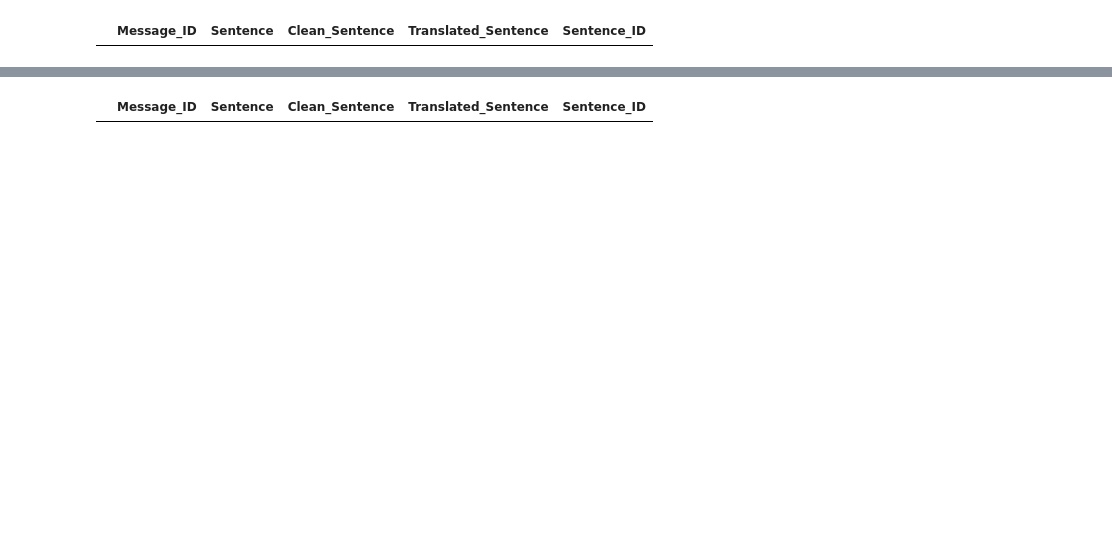
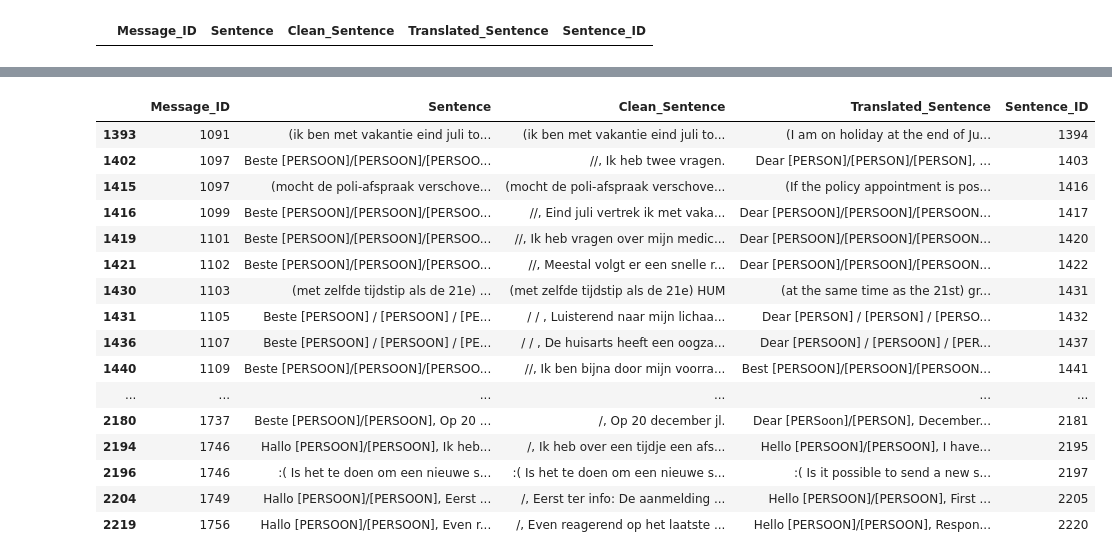
Before and after one commit to MaastrichtU-CDS/MyIBDcoachNLP, a Jupyter notebook: notebooks/Other/data_preparation.ipynb, the cells around one changed output, grey strips where cells are left out. Cells and saved outputs as stored; diff of their text form; code cells hidden in the pictures; blank space fills up the shorter version.

```diff
--- a/notebooks/Other/data_preparation.ipynb
+++ b/notebooks/Other/data_preparation.ipynb
@@ -305,0 +491,4 @@ translated_sentence_df.head()
+# %%
+
+translated_sentence_df.drop(index=659, inplace=True)
+translated_sentence_df[657:661]
@@ -305,0 +501,3 @@ translated_sentence_df.head()
+# %%
+clean_sentences = sentence_df["Clean_Sentence"].to_list()
+len(clean_sentences)
@@ -306,7 +506,7 @@ translated_sentence_df.head()
+# %%
+translated_sentence_df["Clean_Sentence"] = clean_sentences
 # %%
 # Find sentences <15 characters
 translated_sentence_df[translated_sentence_df["Clean_Sentence"].str.len() < 15]
 # %% [output]
 |  | Message_ID | Sentence | Clean_Sentence | Translated_Sentence | Sentence_ID |
-# %%
-translated_sentence_df["Clean_Sentence"] = translated_sentence_df["Clean_Sentence"].str.replace(r'[^A-Za-z0-9]', '', regex=True)
@@ -313,9 +529,25 @@ translated_sentence_df["Clean_Sentence"] = translated_sentence_df["Clean_Sentenc
 # %%
 # Find rows where 'Column1' does NOT start with a letter
 filtered_df = translated_sentence_df[~translated_sentence_df["Clean_Sentence"].str.match(r'^[A-Za-z0-9]', na=False)]
 
-filtered_df
+filtered_df[50: 100]
 # %% [output]
 |  | Message_ID | Sentence | Clean_Sentence | Translated_Sentence | Sentence_ID |
+| 1393 | 1091 | (ik ben met vakantie eind juli to... | (ik ben met vakantie eind juli to... | (I am on holiday at the end of Ju... | 1394 |
+| 1402 | 1097 | Beste [PERSOON]/[PERSOON]/[PERSOO... | //, Ik heb twee vragen. | Dear [PERSON]/[PERSON]/[PERSON], ... | 1403 |
+| 1415 | 1097 | (mocht de poli-afspraak verschove... | (mocht de poli-afspraak verschove... | (If the policy appointment is pos... | 1416 |
+| 1416 | 1099 | Beste [PERSOON]/[PERSOON]/[PERSOO... | //, Eind juli vertrek ik met vaka... | Dear [PERSOON]/[PERSOON]/[PERSOON... | 1417 |
+| 1419 | 1101 | Beste [PERSOON]/[PERSOON]/[PERSOO... | //, Ik heb vragen over mijn medic... | Dear [PERSOON]/[PERSOON]/[PERSOON... | 1420 |
+| 1421 | 1102 | Beste [PERSOON]/[PERSOON]/[PERSOO... | //, Meestal volgt er een snelle r... | Dear [PERSOON]/[PERSOON]/[PERSOON... | 1422 |
+| 1430 | 1103 | (met zelfde tijdstip als de 21e) ... | (met zelfde tijdstip als de 21e) HUM | (at the same time as the 21st) gr... | 1431 |
+| 1431 | 1105 | Beste [PERSOON] / [PERSOON] / [PE... | / / , Luisterend naar mijn lichaa... | Dear [PERSON] / [PERSON] / [PERSO... | 1432 |
+| 1436 | 1107 | Beste [PERSOON] / [PERSOON] / [PE... | / / , De huisarts heeft een oogza... | Dear [PERSOON] / [PERSOON] / [PER... | 1437 |
+| 1440 | 1109 | Beste [PERSOON]/[PERSOON]/[PERSOO... | //, Ik ben bijna door mijn voorra... | Best [PERSOON]/[PERSOON]/[PERSOON... | 1441 |
+| ... | ... | ... | ... | ... | ... |
+| 2180 | 1737 | Beste [PERSOON]/[PERSOON], Op 20 ... | /, Op 20 december jl. | Dear [PERSoon]/[PERSON], December... | 2181 |
+| 2194 | 1746 | Hallo [PERSOON]/[PERSOON], Ik heb... | /, Ik heb over een tijdje een afs... | Hello [PERSOON]/[PERSOON], I have... | 2195 |
+| 2196 | 1746 | :( Is het te doen om een nieuwe s... | :( Is het te doen om een nieuwe s... | :( Is it possible to send a new s... | 2197 |
+| 2204 | 1749 | Hallo [PERSOON]/[PERSOON], Eerst ... | /, Eerst ter info: De aanmelding ... | Hello [PERSOON]/[PERSOON], First ... | 2205 |
+| 2219 | 1756 | Hallo [PERSOON]/[PERSOON], Even r... | /, Even reagerend op het laatste ... | Hello [PERSOON]/[PERSOON], Respon... | 2220 |
 # %%
 translated_sentence_df.to_excel("/workspace/mijnidbcoachnlp/data/analysis_data/translated_sentence_data_new.xlsx")
```
Also changed, not shown: parts of 30 cells of this notebook, 2 other files.
